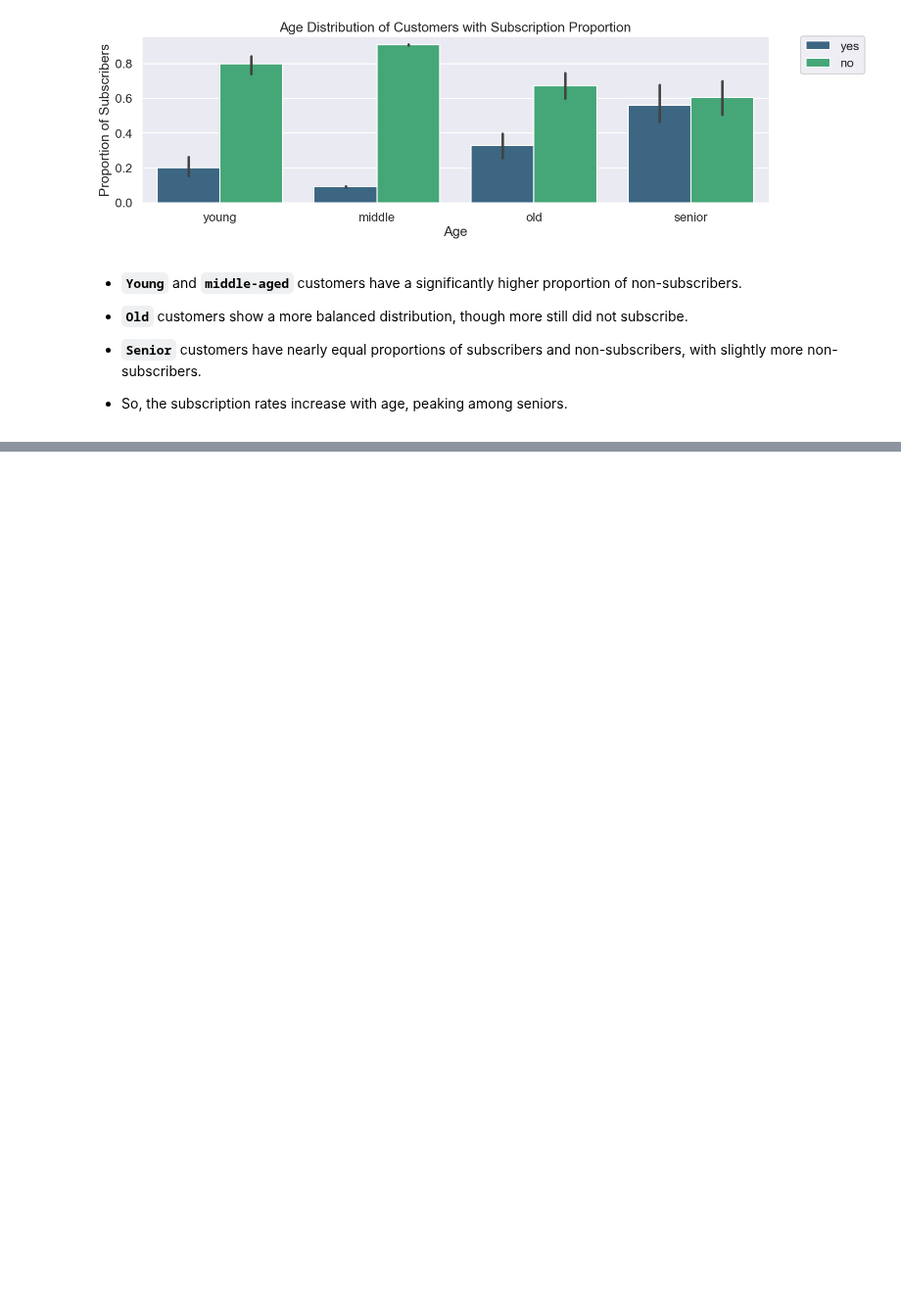
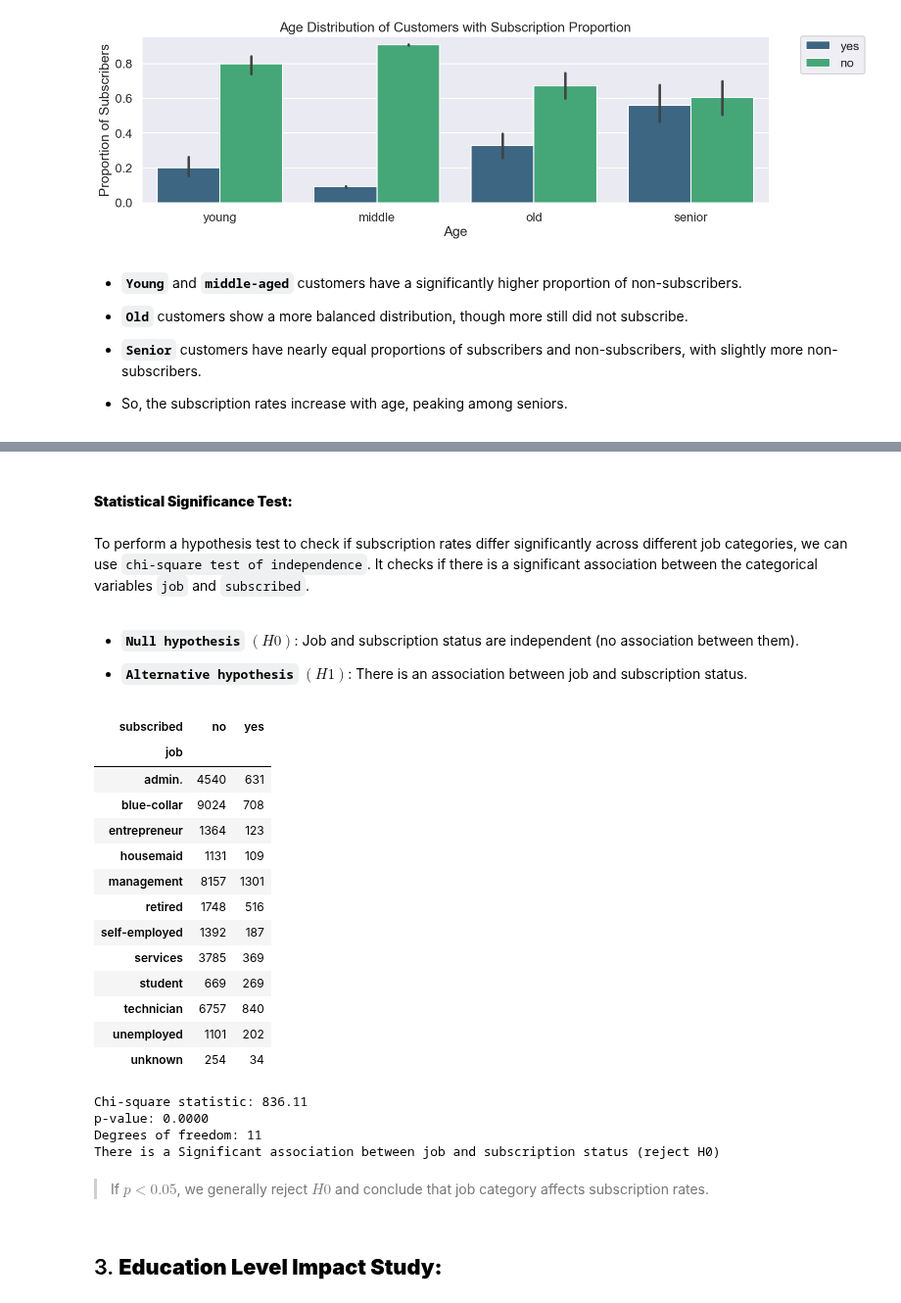
Before and after one commit to rajesh-coventry/Projects, a Jupyter notebook: 04_Traditional_Machine_Learning_for_Predictions/Banking Dataset - Marketing Targets/01_Customer_Demographics_Profiling.ipynb, the cells around one changed output, grey strips where cells are left out. Shown at 98% size. Cells and saved outputs as stored; diff of their text form; code cells hidden in the pictures; blank space fills up the shorter version.

```diff
--- a/04_Traditional_Machine_Learning_for_Predictions/Banking Dataset - Marketing Targets/01_Customer_Demographics_Profiling.ipynb
+++ b/04_Traditional_Machine_Learning_for_Predictions/Banking Dataset - Marketing Targets/01_Customer_Demographics_Profiling.ipynb
@@ -148,0 +214,51 @@ plt.show()
+# %% [markdown]
+#### **Statistical Significance Test:**
+# %% [markdown]
+To perform a hypothesis test to check if subscription rates differ significantly across different job categories, we can use `chi-square test of independence`. It checks if there is a significant association between the categorical variables `job` and `subscribed`.
+# %% [markdown]
+- **`Null hypothesis`** $(H0)$: Job and subscription status are independent (no association between them).
+
+- **`Alternative hypothesis`** $(H1)$: There is an association between job and subscription status.
+# %%
+import scipy.stats as stats
+
+# Create a contingency table: rows=job, columns=subscribed (yes/no)
+contingency_table = pd.crosstab(data['job'], data['subscribed'])
+# %%
+contingency_table
+# %% [output]
+| subscribed | no | yes |
+| job |  |  |
+| admin. | 4540 | 631 |
+| blue-collar | 9024 | 708 |
+| entrepreneur | 1364 | 123 |
+| housemaid | 1131 | 109 |
+| management | 8157 | 1301 |
+| retired | 1748 | 516 |
+| self-employed | 1392 | 187 |
+| services | 3785 | 369 |
+| student | 669 | 269 |
+| technician | 6757 | 840 |
+| unemployed | 1101 | 202 |
+| unknown | 254 | 34 |
+# %%
+# Perform chi-square test of independence
+chi2, p, dof, expected = stats.chi2_contingency(contingency_table)
+
+print(f"Chi-square statistic: {chi2:.2f}")
+print(f"p-value: {p:.4f}")
+print(f"Degrees of freedom: {dof}")
+
+if p < 0.05:
+    print("There is a Significant association between job and subscription status (reject H0)")
+else:
+    print("There is No significant association between job and subscription status (fail to reject H0)")
+# %% [output]
+Chi-square statistic: 836.11
+p-value: 0.0000
+Degrees of freedom: 11
+There is a Significant association between job and subscription status (reject H0)
+# %% [markdown]
+> If $p < 0.05$, we generally reject $H0$ and conclude that job category affects subscription rates.
+# %% [markdown]
+## 3. **Education Level Impact Study:**
```
Also changed, not shown: parts of 9 cells of this notebook.
